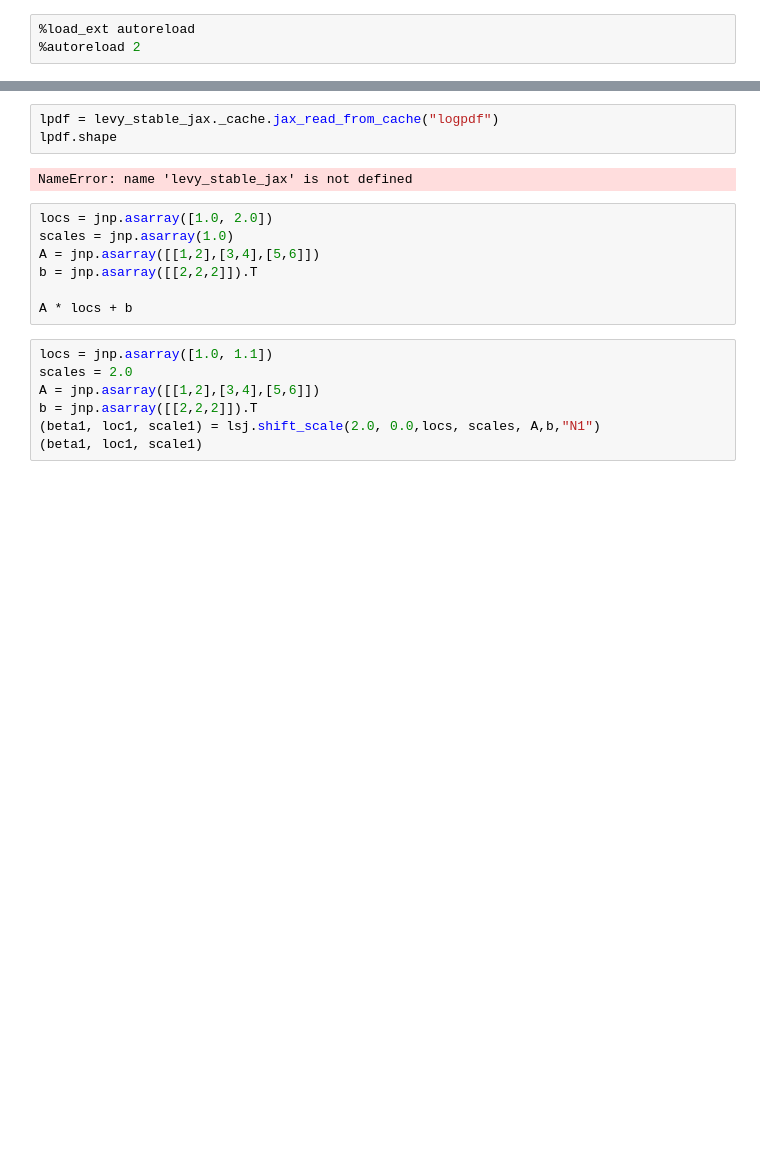
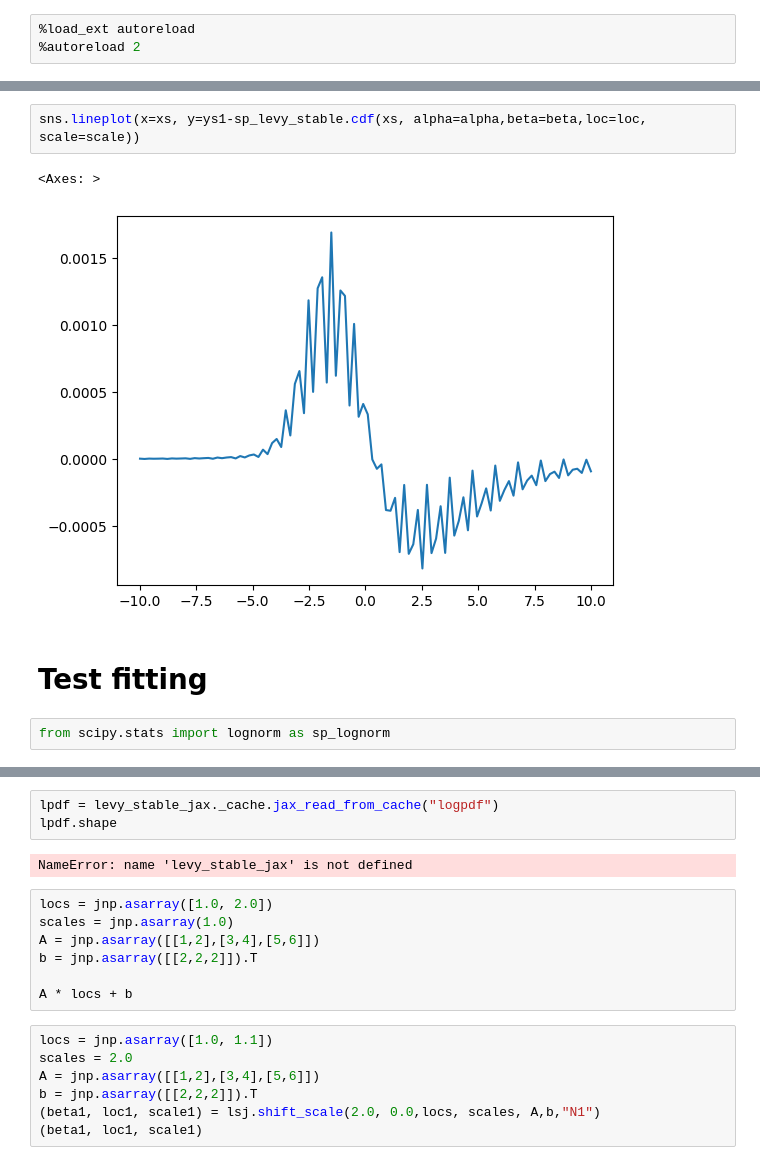
Before and after one commit to tjhunter/levy-stable-jax, a Jupyter notebook: notebooks/_explo.ipynb, the cells around one changed output, grey strips where cells are left out. Cells and saved outputs as stored; diff of their text form; blank space fills up the shorter version.

```diff
--- a/notebooks/_explo.ipynb
+++ b/notebooks/_explo.ipynb
@@ -41,0 +108,9 @@ sns.lineplot(x=xs,
+# %%
+sns.lineplot(x=xs, y=ys1-sp_levy_stable.cdf(xs, alpha=alpha,beta=beta,loc=loc, scale=scale))
+# %% [output]
+<Axes: >
+[figure, added]
+# %% [markdown]
+# Test fitting
+# %%
+from scipy.stats import lognorm as sp_lognorm
```
Also changed, not shown: parts of 11 cells of this notebook, 9 other files.
